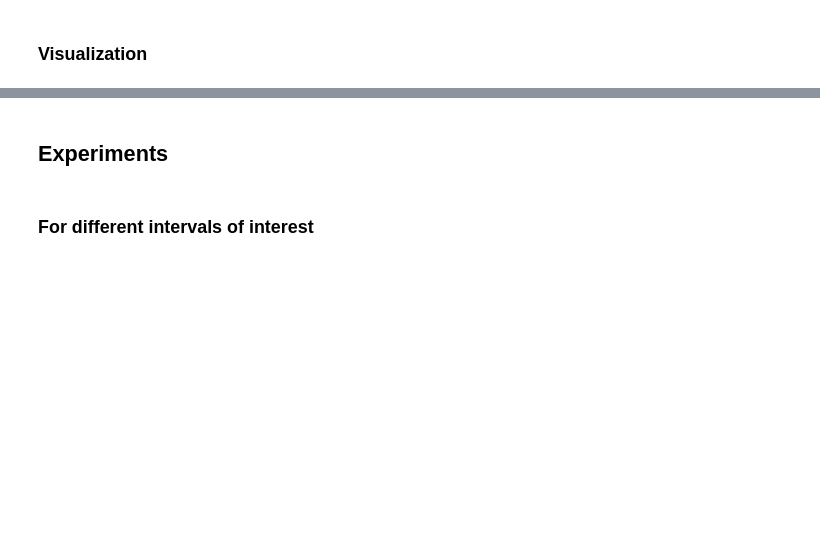
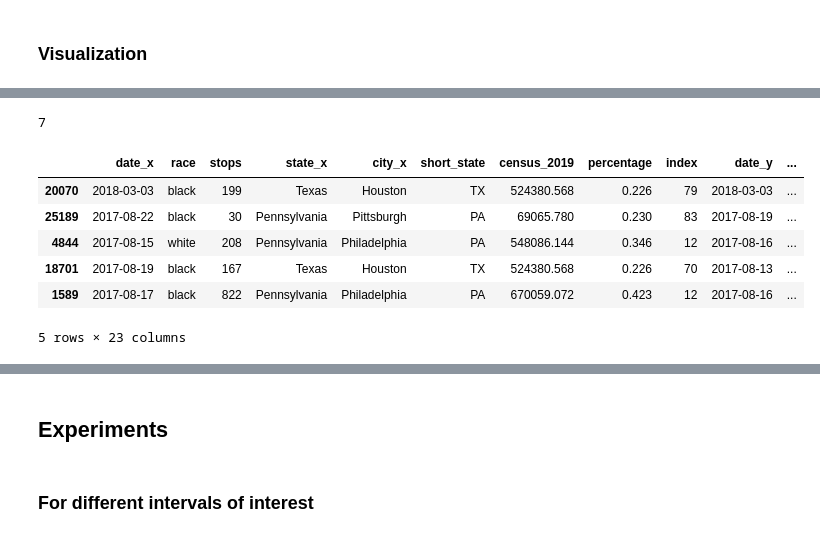
Before and after one commit to epfl-ada/ada-2020-project-milestone-p3-p3_three_musketeers, a Jupyter notebook: racial_protest_effects.ipynb, the cells around one changed output, grey strips where cells are left out. Drawn from its saved outputs; the diff is of its cells as text; code cells hidden in the pictures; blank space fills up the shorter version.

```diff
--- a/racial_protest_effects.ipynb
+++ b/racial_protest_effects.ipynb
@@ -438 +426,28 @@ def my_regplot(data, ax, ci, color, truncate=True):
+# %%
+df_selected_protests = df_stops_protests_CL.head(20)
+df_selected_protests = df_selected_protests.loc[[0,2,6,8,14,16,18]]
+print(len(df_selected_protests))
+# preparing for merge
+df_traffic_stops_census = df_traffic_stops_census.assign(key=1)
+df_selected_protests = df_selected_protests.assign(key=1)
+df_visualization = pd.merge(df_traffic_stops_census, df_selected_protests, on='key').drop('key',axis=1)
+# selecting merged content that is in the same period and location
+df_visualization = df_visualization.query('(date_x >= start_date and date_x <= end_date) and city_x == city_y')
+
+# adding elapsed time from protest column to prepare for visualization
+df_visualization['elapsed_time'] = pd.to_numeric((df_visualization['date_x'] -
+                                                  df_visualization['date_y']).dt.days,
+                                                  downcast='integer')
+# adding stop rate information by dividing the number of stops by the population of the time
+df_visualization['stop_rate'] = df_visualization['stops'] * df_visualization['percentage']
+df_visualization.sample(5)
+# %% [output]
+7
+|  | date_x | race | stops | state_x | city_x | short_state | census_2019 | percentage | index | date_y | ... |
+| 20070 | 2018-03-03 | black | 199 | Texas | Houston | TX | 524380.568 | 0.226 | 79 | 2018-03-03 | ... |
+| 25189 | 2017-08-22 | black | 30 | Pennsylvania | Pittsburgh | PA | 69065.780 | 0.230 | 83 | 2017-08-19 | ... |
+| 4844 | 2017-08-15 | white | 208 | Pennsylvania | Philadelphia | PA | 548086.144 | 0.346 | 12 | 2017-08-16 | ... |
+| 18701 | 2017-08-19 | black | 167 | Texas | Houston | TX | 524380.568 | 0.226 | 70 | 2017-08-13 | ... |
+| 1589 | 2017-08-17 | black | 822 | Pennsylvania | Philadelphia | PA | 670059.072 | 0.423 | 12 | 2017-08-16 | ... |
+5 rows × 23 columns
 # %%
```
Also changed, not shown: parts of 34 cells of this notebook.
